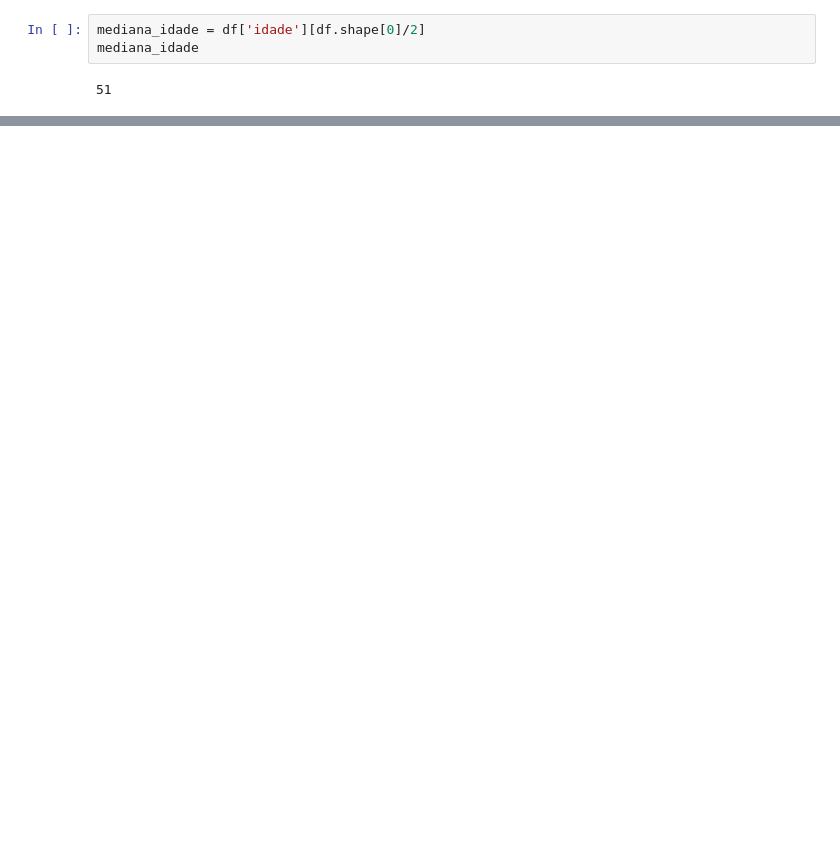
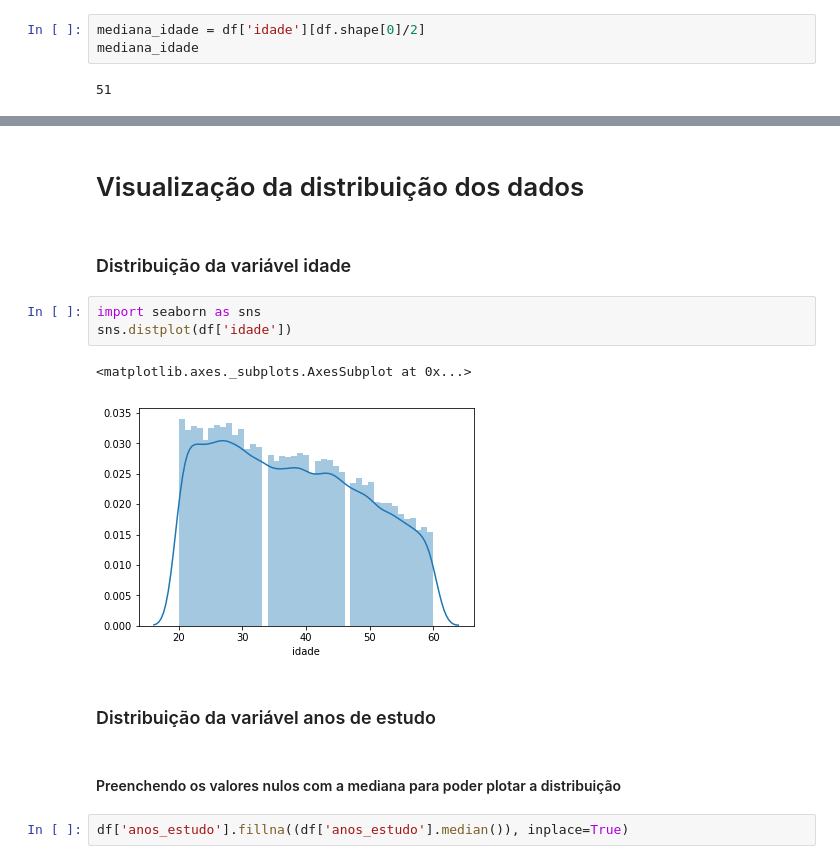
Before and after one commit to sn3fru/datascience_course, a Jupyter notebook: 1-analise-exploratória-basica/01-lendo-dados-e-medidas-centralidade/aula1.ipynb, the cells around one changed output, grey strips where cells are left out. Cells and saved outputs as stored; diff of their text form; blank space fills up the shorter version.

```diff
--- a/1-analise-exploratória-basica/01-lendo-dados-e-medidas-centralidade/aula1.ipynb
+++ b/1-analise-exploratória-basica/01-lendo-dados-e-medidas-centralidade/aula1.ipynb
@@ -189,0 +280,16 @@ df['idade'].value_counts().idxmax()
+# %% [markdown]
+# Visualização da distribuição dos dados
+# %% [markdown]
+### Distribuição da variável idade
+# %%
+import seaborn as sns
+sns.distplot(df['idade'])
+# %% [output]
+<matplotlib.axes._subplots.AxesSubplot at 0x...>
+[figure, added]
+# %% [markdown]
+### Distribuição da variável anos de estudo
+# %% [markdown]
+#### Preenchendo os valores nulos com a mediana para poder plotar a distribuição
+# %%
+df['anos_estudo'].fillna((df['anos_estudo'].median()), inplace=True)
```
Also changed, not shown: parts of 36 cells of this notebook, 8 other files.
